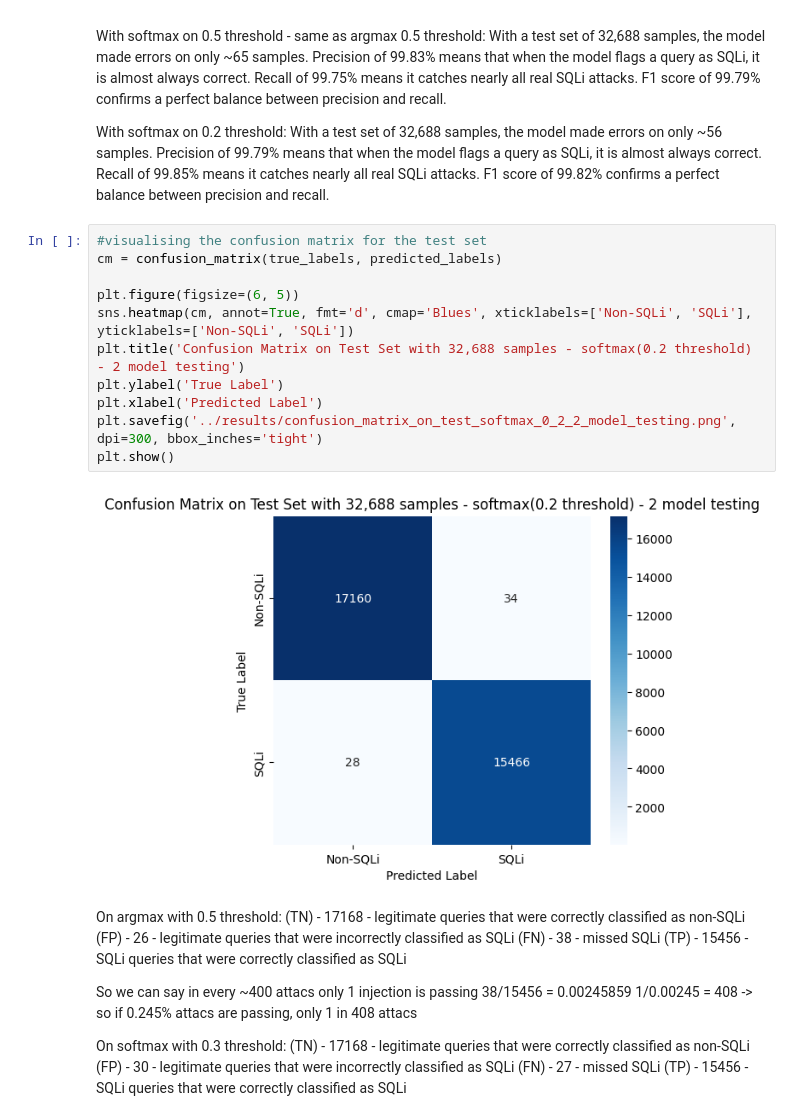
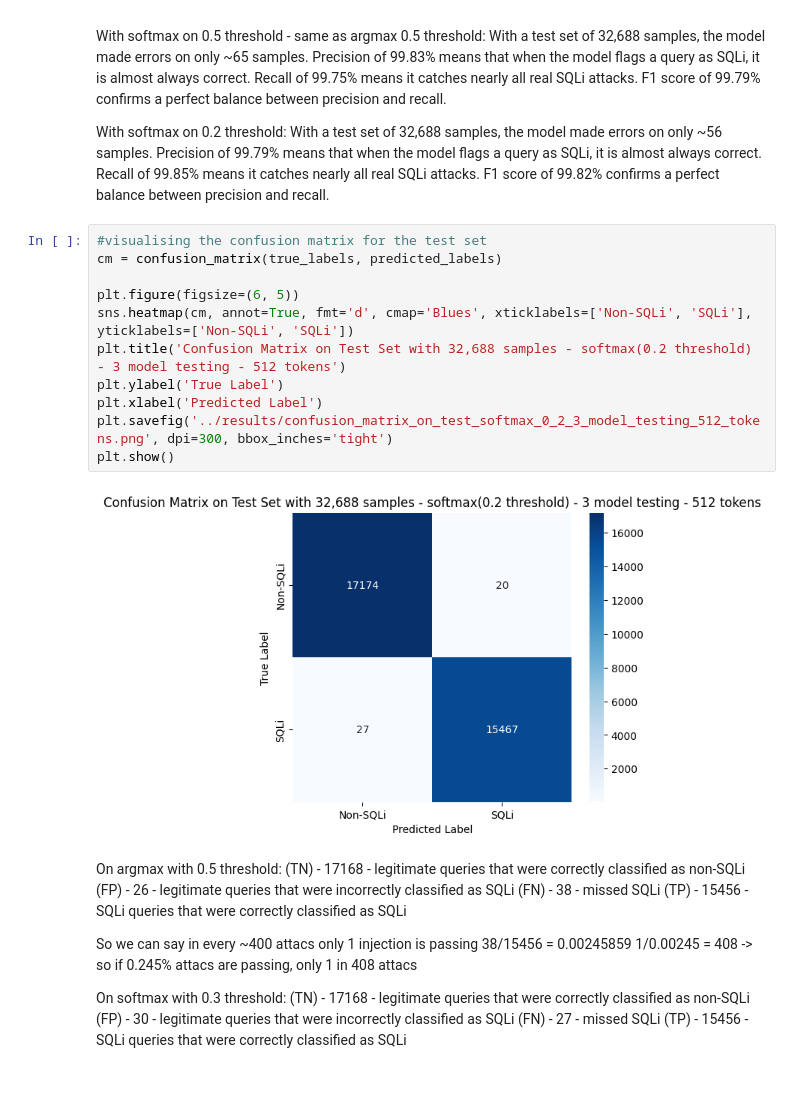
Before and after one commit to viserionnina/bert-sqli-detection, a Jupyter notebook: notebooks/training.ipynb, the cells around one changed output. Drawn from its saved outputs; the diff is of its cells as text; blank space fills up the shorter version.

Commit message:
New model deatils - 512 tokens

```diff
--- a/notebooks/training.ipynb
+++ b/notebooks/training.ipynb
@@ -576,16 +582,16 @@ With a test set of 32,688 samples, the model made errors on only ~56 samples. Pr
 # %%
 #visualising the confusion matrix for the test set
 cm = confusion_matrix(true_labels, predicted_labels)
 
 plt.figure(figsize=(6, 5))
 sns.heatmap(cm, annot=True, fmt='d', cmap='Blues', xticklabels=['Non-SQLi', 'SQLi'], yticklabels=['Non-SQLi', 'SQLi'])
-plt.title('Confusion Matrix on Test Set with 32,688 samples - softmax(0.2 threshold) - 2 model testing')
+plt.title('Confusion Matrix on Test Set with 32,688 samples - softmax(0.2 threshold) - 3 model testing - 512 tokens')
 plt.ylabel('True Label')
 plt.xlabel('Predicted Label')
-plt.savefig('../results/confusion_matrix_on_test_softmax_0_2_2_model_testing.png', dpi=300, bbox_inches='tight')
+plt.savefig('../results/confusion_matrix_on_test_softmax_0_2_3_model_testing_512_tokens.png', dpi=300, bbox_inches='tight')
 plt.show()
 # %% [output]
-[figure, old version]
+[figure, new version]
 # %% [markdown]
 On argmax with 0.5 threshold:
 (TN) - 17168 - legitimate queries that were correctly classified as non-SQLi
```
Also changed, not shown: parts of 5 cells of this notebook, 2 other files.
